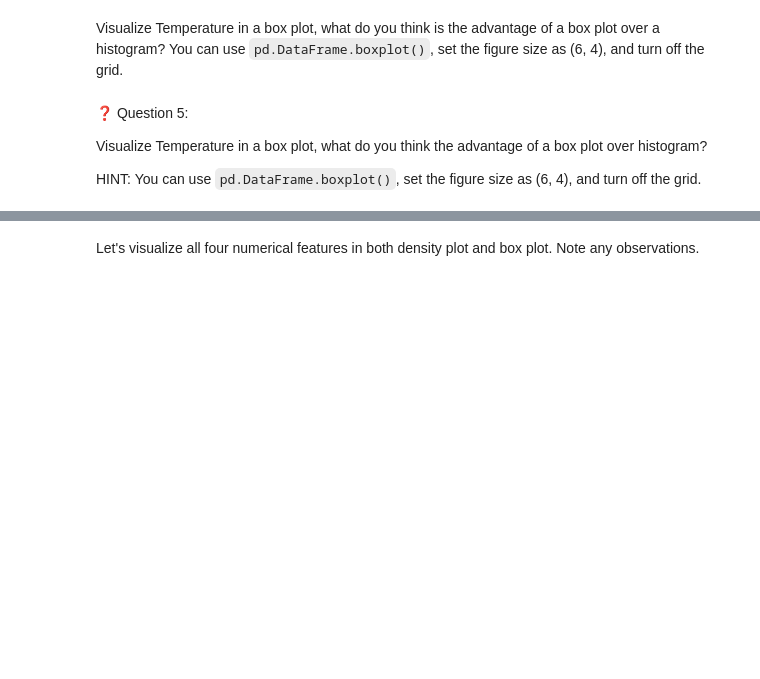
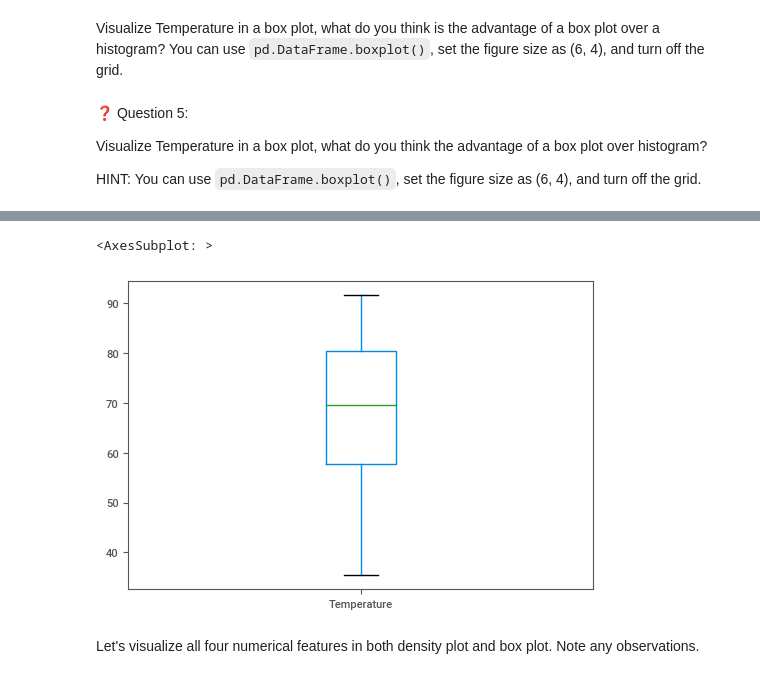
Before and after one commit to rnirms/MLE-10, a Jupyter notebook: assignments/week-04-data-eng-airflow/nb/walmart-sales-data.ipynb, the cells around one changed output, grey strips where cells are left out. Drawn from its saved outputs; the diff is of its cells as text; code cells hidden in the pictures; blank space fills up the shorter version.

```diff
--- a/assignments/week-04-data-eng-airflow/nb/walmart-sales-data.ipynb
+++ b/assignments/week-04-data-eng-airflow/nb/walmart-sales-data.ipynb
@@ -311,5 +528,9 @@ HINT: You can use `pd.DataFrame.boxplot()`, set the figure size as (6, 4), and t
 # %%
 # YOUR CODE HERE
+df_train.boxplot(column=['Temperature'], figsize=(6,4), grid=False)
+# %% [output]
+<AxesSubplot: >
+[figure, added]
 # %% [markdown]
 Let's visualize all four numerical features in both density plot and box plot. Note any observations.
 # %%
```
Also changed, not shown: parts of 61 cells of this notebook, 3 other files.
